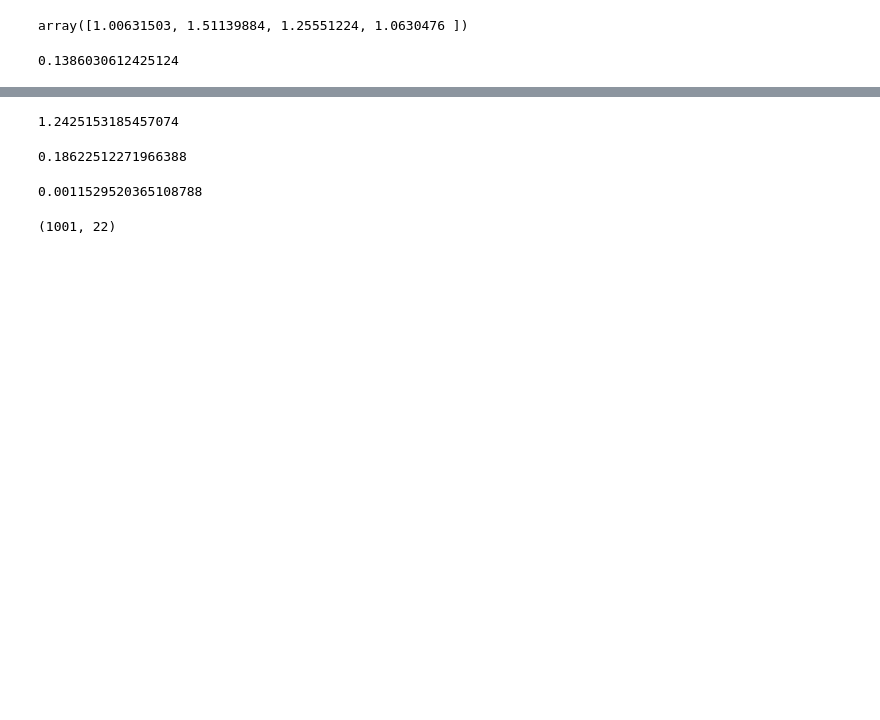
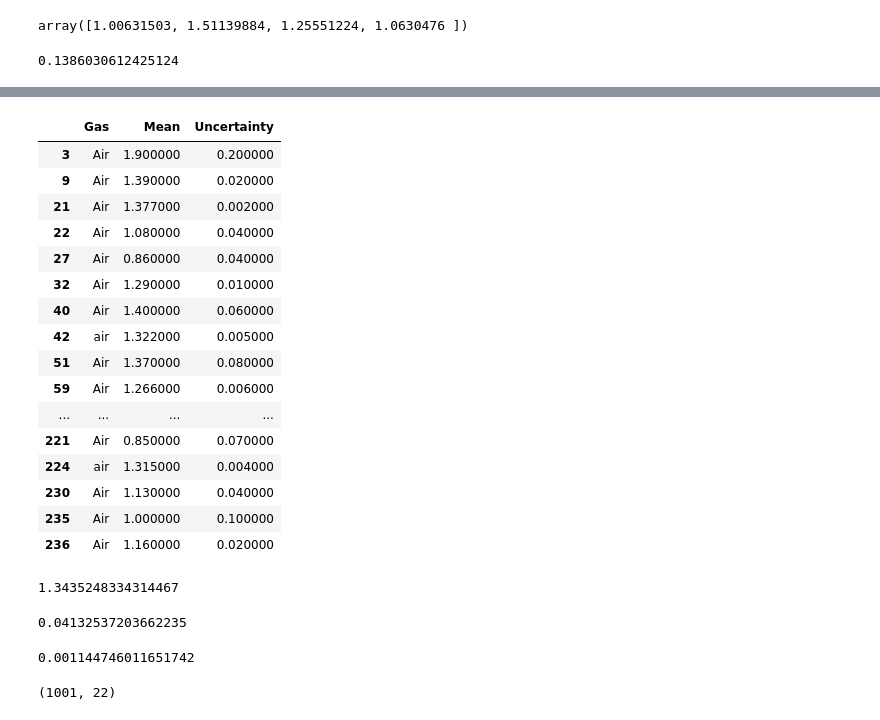
Before and after one commit to zhizhang1445/PHYS-258, a Jupyter notebook: Lab 3/Code/Lab 3 specific Heat.ipynb, the cells around one changed output, grey strips where cells are left out. Drawn from its saved outputs; the diff is of its cells as text; code cells hidden in the pictures; blank space fills up the shorter version.

```diff
--- a/Lab 3/Code/Lab 3 specific Heat.ipynb
+++ b/Lab 3/Code/Lab 3 specific Heat.ipynb
@@ -180,10 +184,30 @@ SH = pd.read_excel('../data/Specific_Heats.xlsx')
 # %%
 SH = SH.iloc[:,0:3]
 # %%
-air = SH.loc[SH['Gas'].isin(['nitrogen','Nitrogen'])]
+air = SH.loc[SH['Gas'].isin(['air','Air'])]
 air = air[air!=0]
+air = air[air<2]
 air = air.dropna()
 spech = air.values[:,1:3]
+air
+# %% [output]
+|  | Gas | Mean | Uncertainty |
+| 3 | Air | 1.900000 | 0.200000 |
+| 9 | Air | 1.390000 | 0.020000 |
+| 21 | Air | 1.377000 | 0.002000 |
+| 22 | Air | 1.080000 | 0.040000 |
+| 27 | Air | 0.860000 | 0.040000 |
+| 32 | Air | 1.290000 | 0.010000 |
+| 40 | Air | 1.400000 | 0.060000 |
+| 42 | air | 1.322000 | 0.005000 |
+| 51 | Air | 1.370000 | 0.080000 |
+| 59 | Air | 1.266000 | 0.006000 |
+| ... | ... | ... | ... |
+| 221 | Air | 0.850000 | 0.070000 |
+| 224 | air | 1.315000 | 0.004000 |
+| 230 | Air | 1.130000 | 0.040000 |
+| 235 | Air | 1.000000 | 0.100000 |
+| 236 | Air | 1.160000 | 0.020000 |
 # %%
 val = np.array(spech[:,0])
 uncer = (np.array(spech[:,1]))**-2
@@ -191,16 +215,16 @@ uncer = (np.array(spech[:,1]))**-2
 mean = np.average(val, weights=uncer)
 mean
 # %% [output]
-1.2425153185457074
+1.3435248334314467
 # %%
 err = np.sum(uncer)
 np.std(val)/(np.sqrt(len(val)))
 # %% [output]
-0.18622512271966388
+0.04132537203662235
 # %%
 np.sqrt(1/err)
 # %% [output]
-0.0011529520365108788
+0.001144746011651742
 # %%
 osc = pd.read_excel('../data/ruchhardt.xlsx')
 osc = osc.values
```
Also changed, not shown: parts of 15 cells of this notebook.
